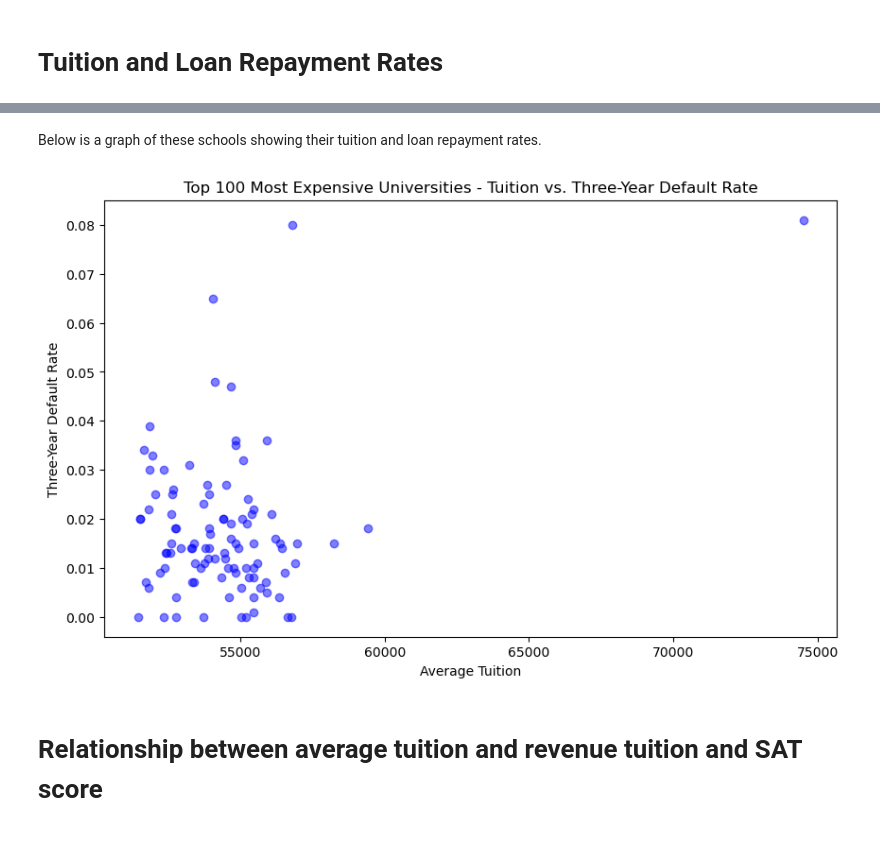
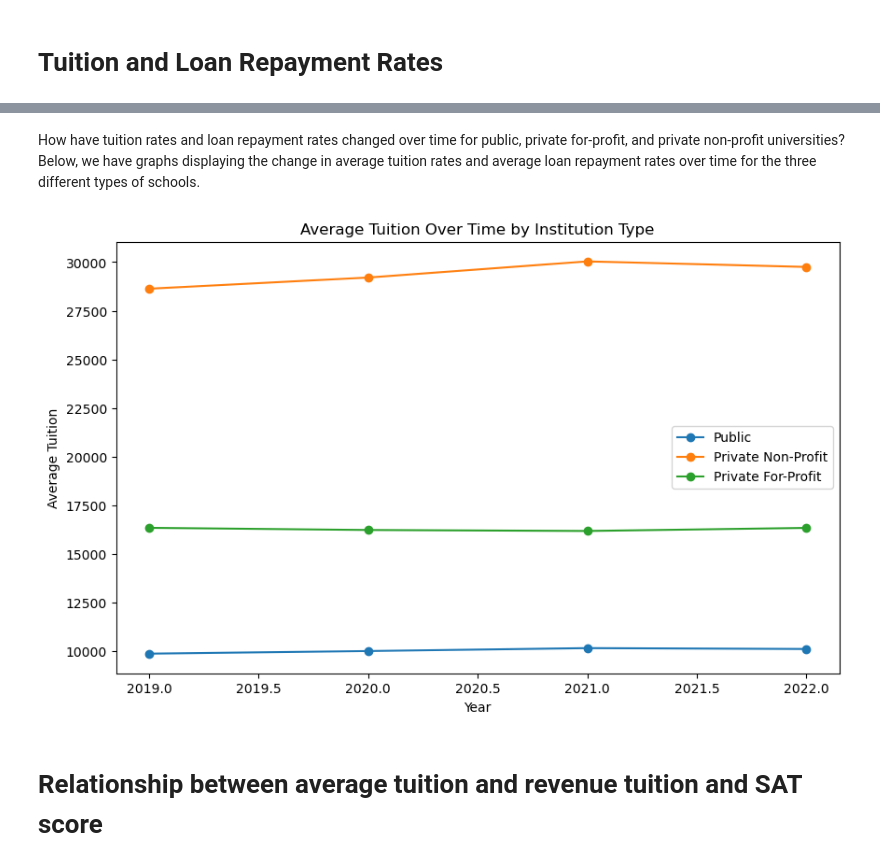
Before and after one commit to sophiagzf/teamHoward, a Jupyter notebook: create_report.ipynb, the cells around one changed output, grey strips where cells are left out. Cells and saved outputs as stored; diff of their text form; code cells hidden in the pictures.

Commit message:
Average tuition over time by inst type

```diff
--- a/create_report.ipynb
+++ b/create_report.ipynb
@@ -182,11 +169,2 @@ top_100 = df_sorted.head(100)
-# %% [markdown]
-Below is a graph of these schools showing their tuition and loan repayment rates.
-# %%
-plt.figure(figsize=(10, 6))
-plt.scatter(top_100['avg_tuition'], top_100['three_yr_default'], color='blue', alpha = 0.5)
-plt.title('Top 100 Most Expensive Universities - Tuition vs. Three-Year Default Rate')
-plt.xlabel('Average Tuition')
-plt.ylabel('Three-Year Default Rate')
-plt.show()
-# %% [output]
-[figure, removed]
+# %% [markdown]
+How have tuition rates and loan repayment rates changed over time for public, private for-profit, and private non-profit universities? Below, we have graphs displaying the change in average tuition rates and average loan repayment rates over time for the three different types of schools.
@@ -193,3 +207,23 @@ plt.show()
+# %%
+years = [2019, 2020, 2021, 2022]
+
+public_tuition = [9865.114776, 10000.060646, 10150.699133, 10106.316838]
+private_non_profit_tuition = [28631.045283, 29206.721009, 30036.095885, 29750.997763]
+private_for_profit_tuition = [16336.165198, 16224.248837, 16172.981735, 16332.352505]
+
+plt.figure(figsize=(10, 6))
+
+plt.plot(years, public_tuition, label='Public', marker='o')
+plt.plot(years, private_non_profit_tuition, label='Private Non-Profit', marker='o')
+plt.plot(years, private_for_profit_tuition, label='Private For-Profit', marker='o')
+
+plt.title('Average Tuition Over Time by Institution Type')
+plt.xlabel('Year')
+plt.ylabel('Average Tuition')
+plt.legend()
+plt.show()
+# %% [output]
+[figure, added]
 # %% [markdown]
 # Relationship between average tuition and revenue tuition and SAT score
 # %% [markdown]
```
Also changed, not shown: parts of 3 cells of this notebook.
